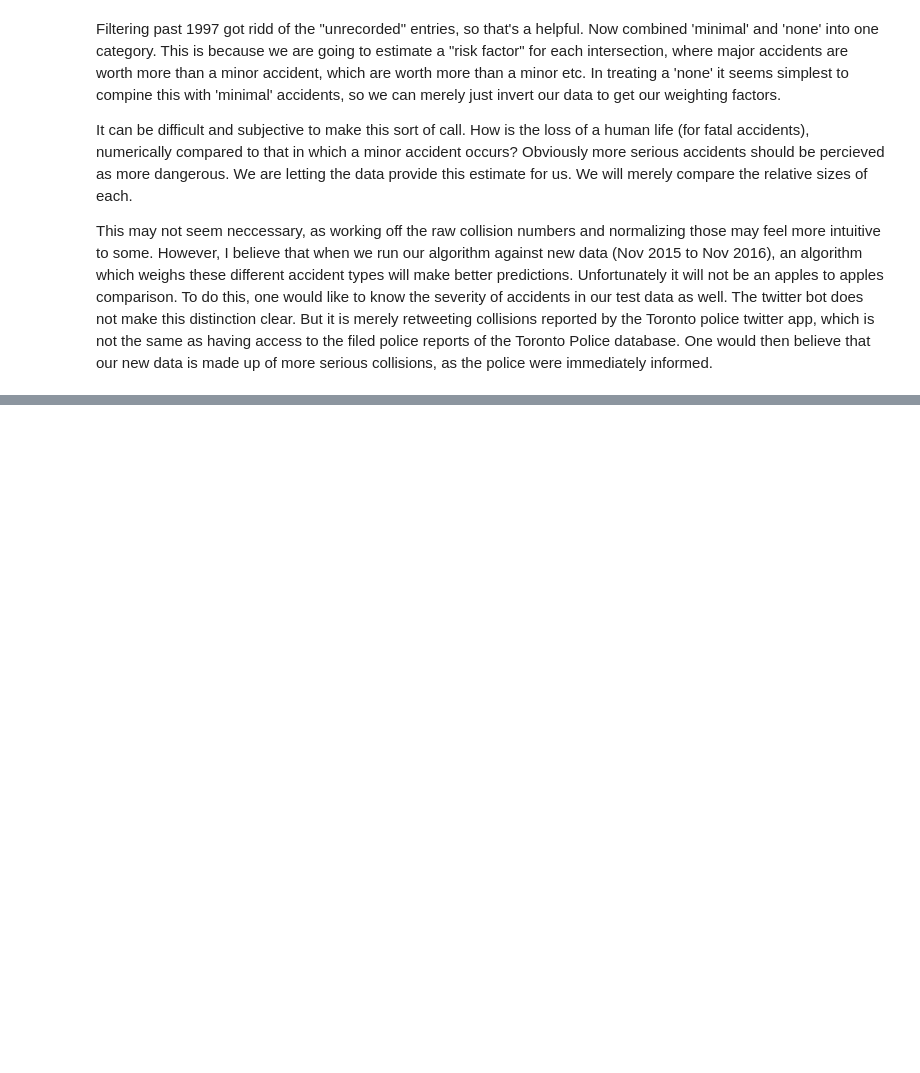
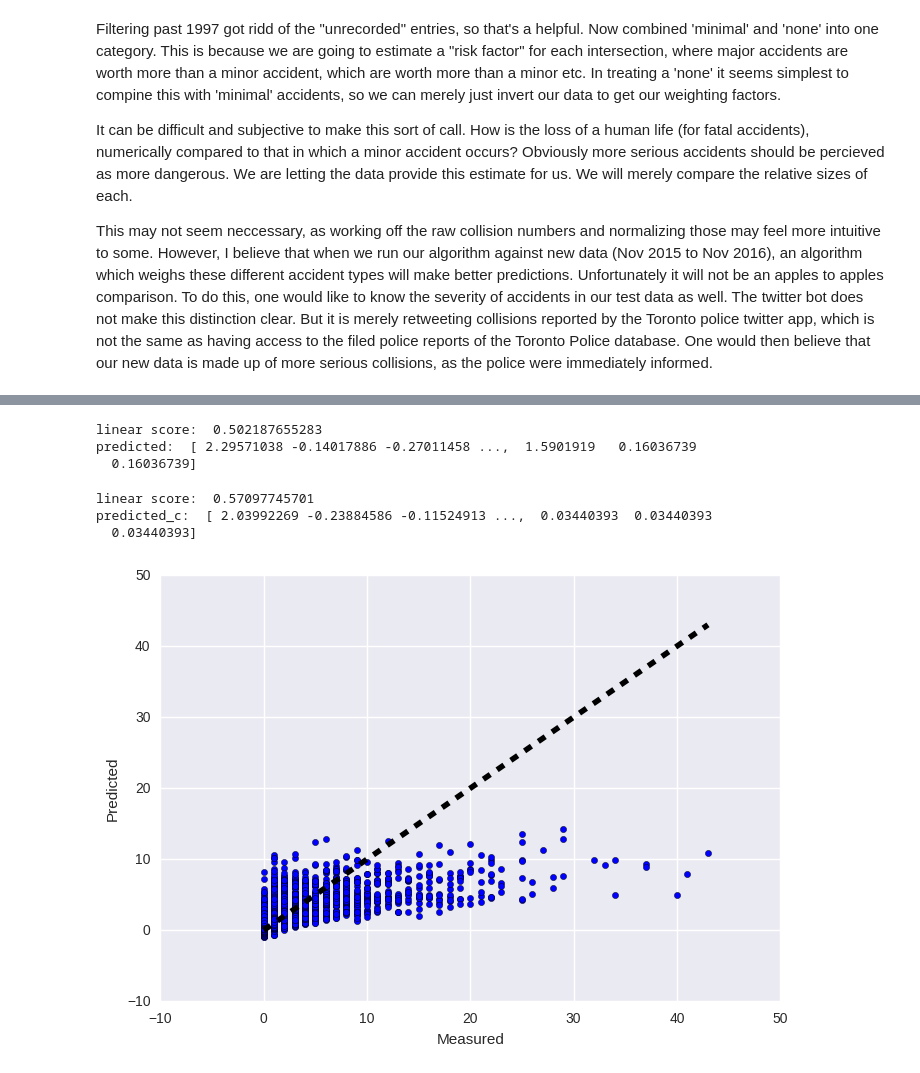
Before and after one commit to farfan92/SpringBoard-, a Jupyter notebook: CyclingProject.ipynb, the cells around one changed output, grey strips where cells are left out. Cells and saved outputs as stored; diff of their text form; code cells hidden in the pictures; blank space fills up the shorter version.

```diff
--- a/CyclingProject.ipynb
+++ b/CyclingProject.ipynb
@@ -779,0 +1678,29 @@ df.head(10)
+# %%
+X= df_data.drop(['normalized yearly accident rate','posterior mean rate','posterior STD','total collisions','normalized_risk_factor','road_class','control type','minor','minimal/none','scaled collisions'],axis=1)
+Y_priorTotals = df_data['total collisions']
+Y_priorRate = df_data['normalized yearly accident rate']
+Y_postRate = df_data['posterior mean rate']
+Y_priorRiskRate = df_data['normalized_risk_factor']
+
+Xc= df_data_central.drop(['normalized yearly accident rate','posterior mean rate','posterior STD','total collisions','normalized_risk_factor','road_class','control type','minor','minimal/none','scaled collisions'],axis=1)
+Yc_priorTotals = df_data_central['total collisions']
+Yc_priorRate = df_data_central['normalized yearly accident rate']
+Yc_postRate = df_data_central['posterior mean rate']
+Yc_priorRiskRate = df_data_central['normalized_risk_factor']
+# %%
+from sklearn.model_selection import train_test_split
+X_train, X_test, Y_train, Y_test = train_test_split(X, Y_priorTotals, test_size=0.33, random_state = 5)
+print (X_train.shape)
+print (X_test.shape)
+print (Y_train.shape)
+print (Y_test.shape)
+
+lm = LinearRegression()
+lm.fit(X_train, Y_train)
+pred_train = lm.predict(X_train)
+pred_test = lm.predict(X_test)
+
+mseTrain = np.mean((Y_train - lm.predict(X_train))**2)
+mseTest = np.mean((Y_test - lm.predict(X_test))**2)
+print("Calculated mean squared error using the training data: ",mseTrain)
+print("Calculated mean squared error using the test data: ",mseTest)
@@ -779,0 +1739,31 @@ df.head(10)
+# %%
+from sklearn.model_selection import cross_val_predict
+from sklearn.model_selection import cross_val_score
+predicted = cross_val_predict(lm,X,Y_priorTotals,cv=10)
+linear_score = cross_val_score(lm,X,Y_priorTotals,cv=10)
+print("linear score: ", np.mean(linear_score))
+print("predicted: ", predicted)
+# %% [output]
+linear score:  0.502187655283
+predicted:  [ 2.29571038 -0.14017886 -0.27011458 ...,  1.5901919   0.16036739
+  0.16036739]
+# %%
+from sklearn.model_selection import cross_val_predict
+from sklearn.model_selection import cross_val_score
+predicted_c = cross_val_predict(lmc,Xc,Yc_priorTotals,cv=10)
+linear_score = cross_val_score(lmc,Xc,Yc_priorTotals,cv=10)
+print("linear score: ", np.mean(linear_score))
+print("predicted_c: ", predicted_c)
+# %% [output]
+linear score:  0.57097745701
+predicted_c:  [ 2.03992269 -0.23884586 -0.11524913 ...,  0.03440393  0.03440393
+  0.03440393]
+# %%
+fig, ax = plt.subplots()
+ax.scatter(Y_priorTotals, predicted)
+ax.plot([Y.min(), Y_priorTotals.max()], [Y_priorTotals.min(), Y_priorTotals.max()], 'k--', lw=4)
+ax.set_xlabel('Measured')
+ax.set_ylabel('Predicted')
+plt.show()
+# %% [output]
+[figure, added]
```
Also changed, not shown: parts of 153 cells of this notebook.
